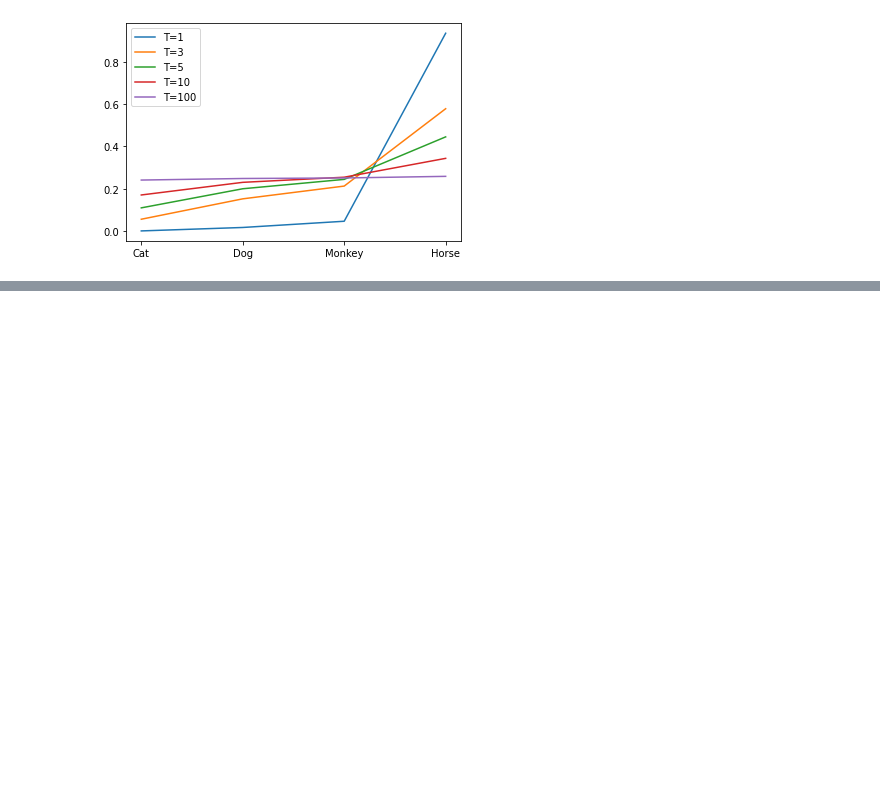
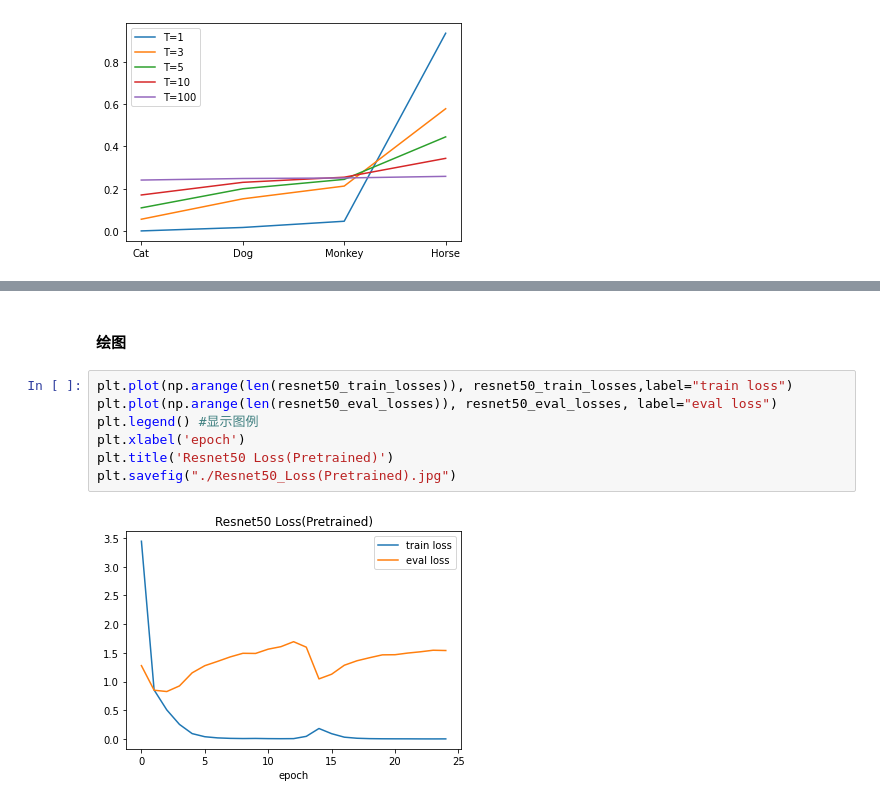
Before and after one commit to Puquan/knowledge_distilling, a Jupyter notebook: main.ipynb, the cells around one changed output, grey strips where cells are left out. Cells and saved outputs as stored; diff of their text form; blank space fills up the shorter version.

```diff
--- a/main.ipynb
+++ b/main.ipynb
@@ -137,0 +573,11 @@ RuntimeError: DataLoader worker (pid(s) 41706) exited unexpectedly
+# %% [markdown]
+#### 绘图
+# %%
+plt.plot(np.arange(len(resnet50_train_losses)), resnet50_train_losses,label="train loss")
+plt.plot(np.arange(len(resnet50_eval_losses)), resnet50_eval_losses, label="eval loss")
+plt.legend() #显示图例
+plt.xlabel('epoch')
+plt.title('Resnet50 Loss(Pretrained)')
+plt.savefig("./Resnet50_Loss(Pretrained).jpg")
+# %% [output]
+[figure, added]
```
Also changed, not shown: parts of 31 cells of this notebook, 7 other files.
